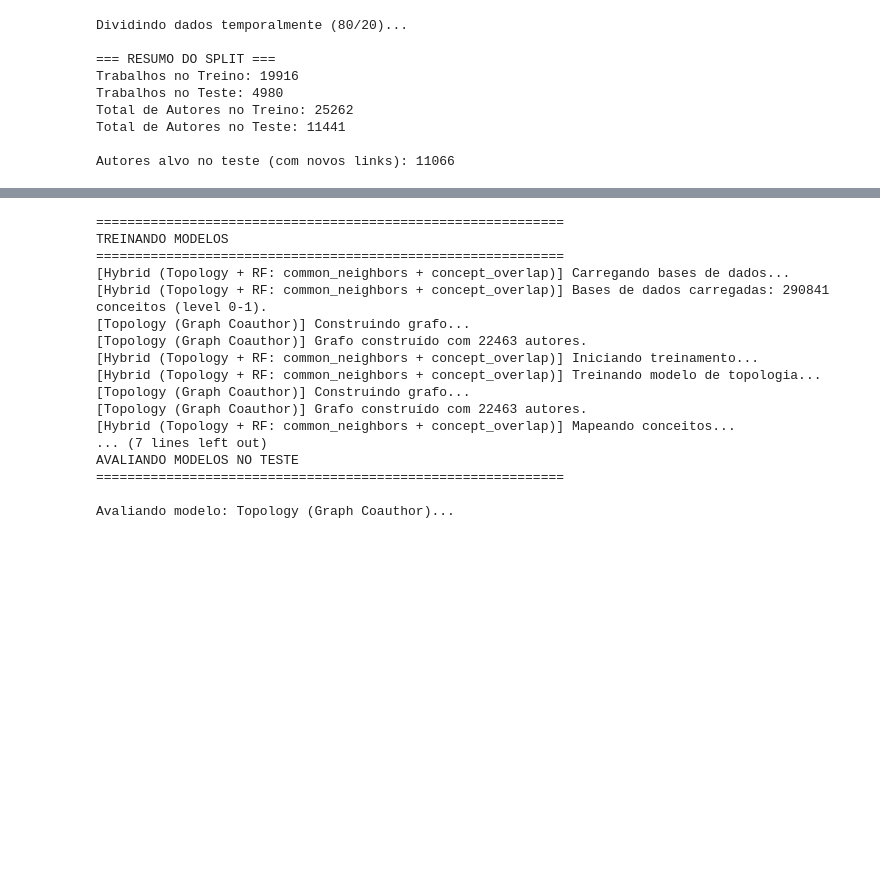
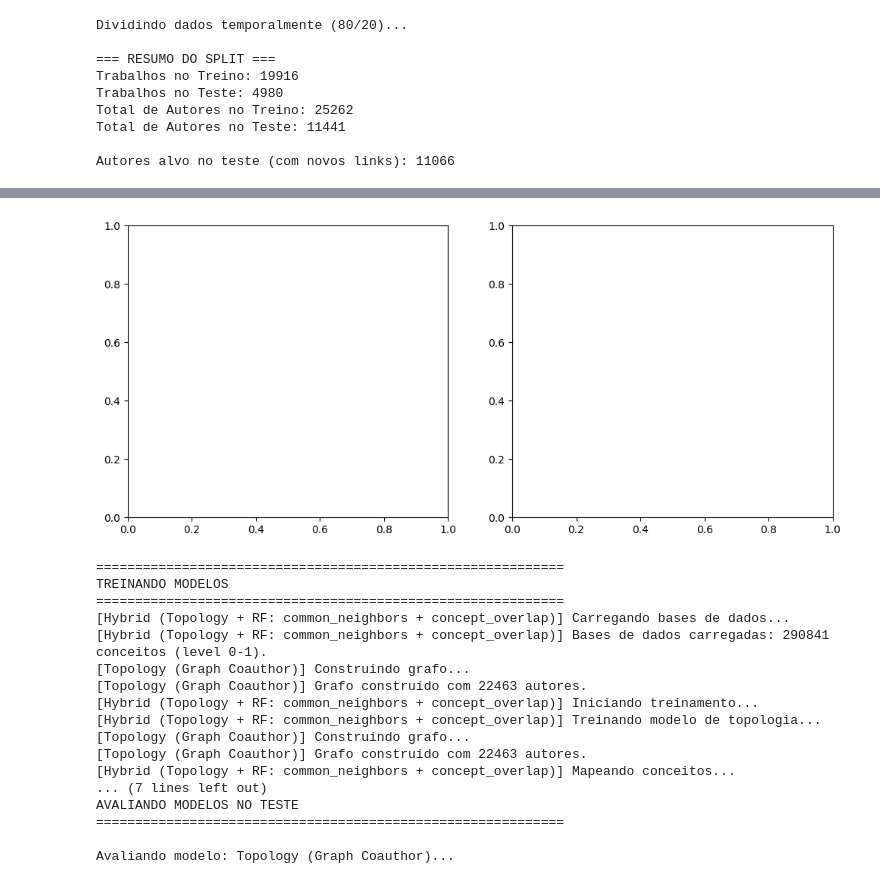
Before and after one commit to BSBContreras/link-prediction, a Jupyter notebook: link_prediction_model_topology_generic.ipynb, the cells around one changed output, grey strips where cells are left out. Saved outputs shown, nothing was run; the diff lists cells and outputs as text; code cells hidden in the pictures; blank space fills up the shorter version.

```diff
--- a/link_prediction_model_topology_generic.ipynb
+++ b/link_prediction_model_topology_generic.ipynb
@@ -541,3 +538,97 @@ Total de Autores no Treino: 25262
 Total de Autores no Teste: 11441
 
 Autores alvo no teste (com novos links): 11066
+# %%
+# Verificar balanceamento do dataset antes de remover limitações
+print("="*60)
+print("VERIFICANDO BALANCEAMENTO DO DATASET")
+print("="*60)
+
+# 1. Construir grafo de treino (se ainda não existir)
+print("\n[1/3] Construindo grafo de treino...")
+train_graph_check = build_graph(train_df)
+print(f"Grafo construído: {len(train_graph_check)} autores")
+
+# 2. Gerar TODOS os pares positivos (autores que colaboraram)
+print("\n[2/3] Gerando TODOS os pares positivos...")
+pares_positivos = set()
+
+for work_id in tqdm(train_df['work_id'].unique(), desc="Processando obras"):
+    autores_obra = train_df[train_df['work_id'] == work_id]['author_id'].tolist()
+    if len(autores_obra) > 1:
+        for u, v in itertools.combinations(autores_obra, 2):
+            par = tuple(sorted([u, v]))
+            pares_positivos.add(par)
+
+print(f"Total de pares positivos: {len(pares_positivos):,}")
+
+# 3. Gerar TODOS os pares negativos (candidatos da topologia que não colaboraram)
+print("\n[3/3] Gerando TODOS os pares negativos...")
+pares_negativos = set()
+autores_list = list(train_graph_check.keys())
+
+# Para cada autor, pegar todos os candidatos possíveis da topologia
+for u in tqdm(autores_list, desc="Processando autores"):
+    # Usa recommend() com valor negativo grande para pegar todos os candidatos possíveis
+    candidatos = TopologyRecommender().recommend(u, top_n=-10000)
+
+    # Se o modelo ainda não foi treinado, precisamos treinar primeiro
+    # Alternativa: usar a lógica de amigos em comum diretamente
+    current_coauthors = train_graph_check.get(u, set())
+
+    # Amigos em comum (2 hops)
+    candidates = []
+    for neighbor in current_coauthors:
+        neighbors_of_neighbor = train_graph_check.get(neighbor, set())
+        for candidate in neighbors_of_neighbor:
+            if candidate != u and candidate not in current_coauthors:
+                candidates.append(candidate)
+
+    # Adicionar todos os candidatos únicos
+    candidatos_unicos = list(set(candidates))
+
+    for v in candidatos_unicos:
+        par = tuple(sorted([u, v]))
+        if par not in pares_positivos:
+            pares_negativos.add(par)
+
+print(f"Total de pares negativos: {len(pares_negativos):,}")
+
+# 4. Estatísticas de balanceamento
+print("\n" + "="*60)
+print("ESTATÍSTICAS DE BALANCEAMENTO")
+print("="*60)
+total_pares = len(pares_positivos) + len(pares_negativos)
+perc_positivos = (len(pares_positivos) / total_pares * 100) if total_pares > 0 else 0
+perc_negativos = (len(pares_negativos) / total_pares * 100) if total_pares > 0 else 0
+ratio = len(pares_negativos) / len(pares_positivos) if len(pares_positivos) > 0 else 0
+
+print(f"Pares Positivos: {len(pares_positivos):,} ({perc_positivos:.2f}%)")
+print(f"Pares Negativos: {len(pares_negativos):,} ({perc_negativos:.2f}%)")
+print(f"Total de Pares: {total_pares:,}")
+print(f"\nRatio Negativos/Positivos: {ratio:.2f}:1")
+print(f"Balanceamento: {'✓ Balanceado' if 0.8 <= ratio <= 1.2 else '✗ Desbalanceado'}")
+
+# Visualização
+fig, (ax1, ax2) = plt.subplots(1, 2, figsize=(12, 5))
+
+# # Gráfico de barras
+# ax1.bar(['Positivos', 'Negativos'], [len(pares_positivos), len(pares_negativos)],
+#         color=['#2ca02c', '#d62728'], alpha=0.7)
+# ax1.set_ylabel('Quantidade de Pares')
+# ax1.set_title('Distribuição de Pares Positivos vs Negativos')
+# ax1.set_yscale('log')  # Escala logarítmica para melhor visualização se houver grande diferença
+# for i, v in enumerate([len(pares_positivos), len(pares_negativos)]):
+#     ax1.text(i, v, f'{v:,}', ha='center', va='bottom', fontweight='bold')
+
+# # Gráfico de pizza
+# ax2.pie([len(pares_positivos), len(pares_negativos)],
+#         labels=['Positivos', 'Negativos'],
+#         autopct='%1.2f%%',
+#         colors=['#2ca02c', '#d62728'],
+#         startangle=90)
+# ax2.set_title('Proporção de Pares')
+
+# plt.tight_layout()
+# plt.show()
+# %% [output]
@@ -544,3 +657,4 @@ Autores alvo no teste (com novos links): 11066
+[figure, added]
 # %%
 # Treinar modelos
 print("="*60)
```
Also changed, not shown: parts of 2 cells of this notebook, 8 other files.
